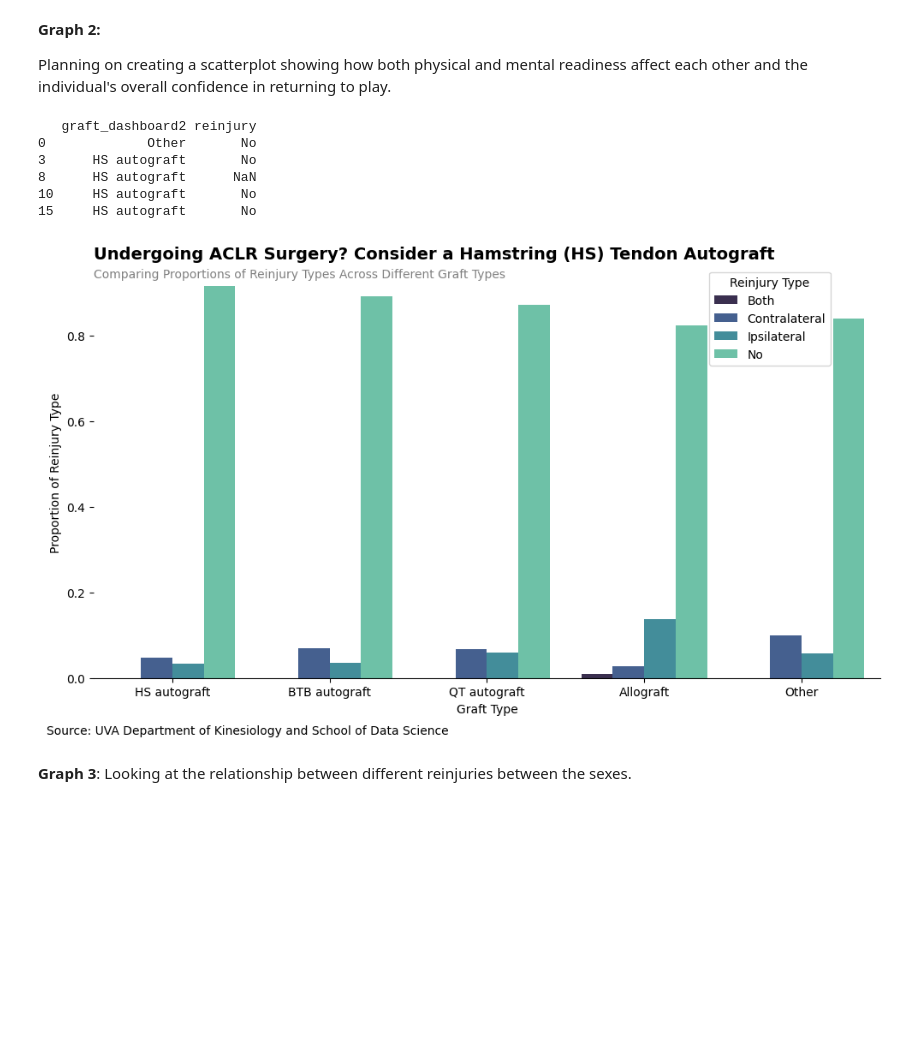
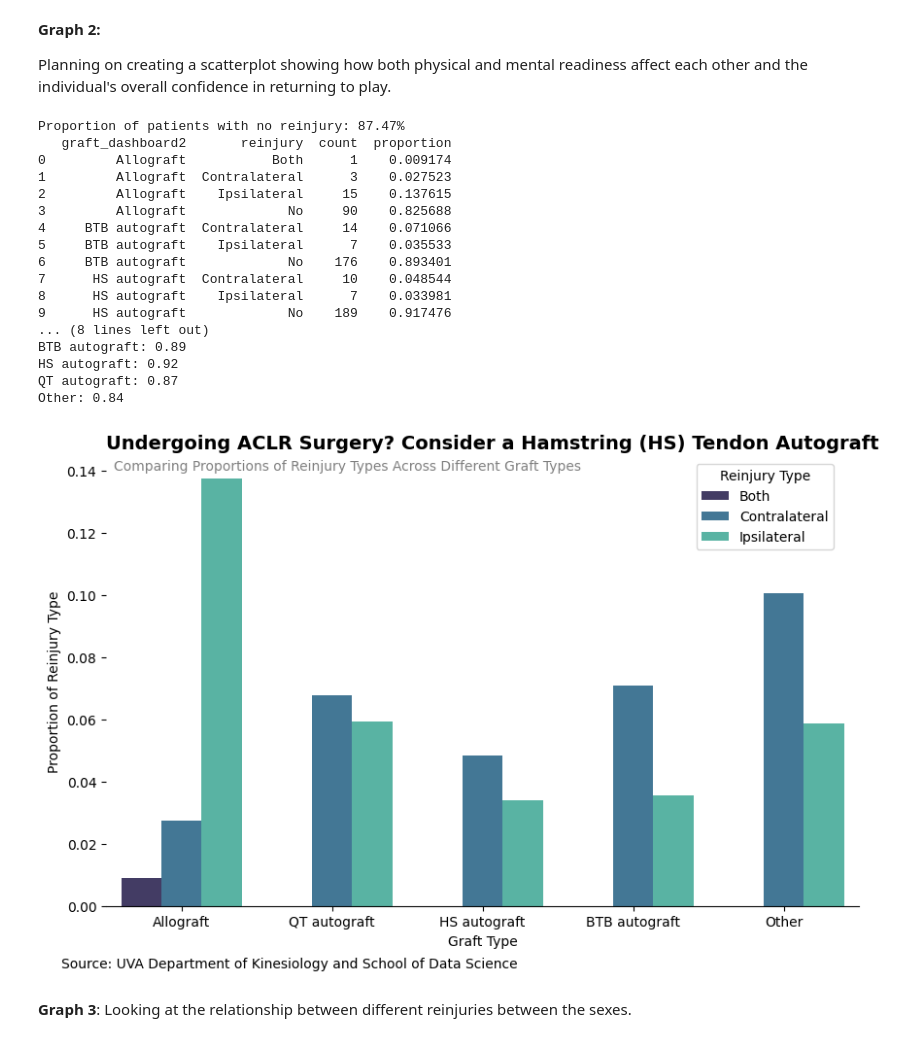
Before and after one commit to yuthimreddy/aclr-design-final, a Jupyter notebook: Graphs/initial_graphs.ipynb, the cells around one changed output. Cells and saved outputs as stored; diff of their text form; code cells hidden in the pictures; blank space fills up the shorter version.

Commit message:
updating graphh 2

```diff
--- a/Graphs/initial_graphs.ipynb
+++ b/Graphs/initial_graphs.ipynb
@@ -104,55 +104,76 @@ plt.show()
 Planning on creating a scatterplot showing how both physical and mental readiness affect each other and the individual's overall confidence in returning to play.
 # %%
 df = df[['sex_dashboard', 'graft_dashboard2', 'reinjury', 'age', 'height_m', 'mass_kg', 'bmi', 'ikdc', 'acl_rsi']]
+df = df[df['reinjury'].str.upper() != 'BLANK'] #get rid of all blank in reinjury
 
-df = df[df['reinjury'].str.upper() != 'BLANK'] #get rid of all blank in reinjury
+prop_noreinjury = df['reinjury'].value_counts(normalize=True).get('No', 0) #get proportion of no reinjury
+print(f"Proportion of patients with no reinjury: {prop_noreinjury:.2%}") #print proportion
+
 df['reinjury_shifted'] = df['reinjury'].shift(-1) #align reinjury with other values
 df_cleaned = df[df['graft_dashboard2'].notna()][['graft_dashboard2', 'reinjury_shifted']] #get rid of na
 df_cleaned.columns = ['graft_dashboard2', 'reinjury'] #rename
-print(df_cleaned.head())
 
 counts = ( #get counts of graft and reinjury
     df_cleaned.groupby(['graft_dashboard2', 'reinjury'])
     .size()
     .reset_index(name='count')
 )
 
-graft_order = ['HS autograft', 'BTB autograft', 'QT autograft', 'Allograft', 'Other'] #order
+graft_order = ['Allograft', 'QT autograft', 'HS autograft', 'BTB autograft', 'Other'] #order
 counts['graft_dashboard2'] = pd.Categorical( #set order in counts
     counts['graft_dashboard2'],
     categories=graft_order,
     ordered=True
 )
 total_per_graft = counts.groupby('graft_dashboard2')['count'].transform('sum') #get sums
 counts['proportion'] = counts['count'] / total_per_graft #calculate proportions
+#show proportions
+print(counts)
+print('No reinjury proportions by Graft type:\n' +
+'Allograft: 0.83\n' +
+'BTB autograft: 0.89\n' +
+'HS autograft: 0.92\n' +
+'QT autograft: 0.87\n' +
+'Other: 0.84\n')
 
+counts_noreinjury = counts[counts['reinjury'] != 'No'] #get rid of no reinjury bar
 plt.figure(figsize=(10, 6))
 sns.barplot( #make grouped barplot
-    data=counts,
+    data=counts_noreinjury,
     x='graft_dashboard2',
     y='proportion',
     hue='reinjury',
     palette='mako'
 )
 plt.xlabel('Graft Type')
 plt.ylabel('Proportion of Reinjury Type')
 plt.title('Undergoing ACLR Surgery? Consider a Hamstring (HS) Tendon Autograft', fontsize=14, weight='bold', loc='left')  # Main title
-plt.text(0, 0.98, 'Comparing Proportions of Reinjury Types Across Different Graft Types',
+plt.text(0.01, 0.98, 'Comparing Proportions of Reinjury Types Across Different Graft Types',
          ha='left', va='center', transform=plt.gca().transAxes, fontsize=10, color='gray')  # Subtitle
 plt.legend(title='Reinjury Type', loc='upper left', bbox_to_anchor=(0.775, 1.0))
-plt.text(-0.8, -0.13, 'Source: UVA Department of Kinesiology and School of Data Science', ha='left', fontsize=10)
+plt.text(-0.8, -0.02, 'Source: UVA Department of Kinesiology and School of Data Science', ha='left', fontsize=10)
 
 sns.despine(top=True, right=True, left=True) #get rid of axes
-plt.tight_layout()
 plt.show()
 # %% [output]
-   graft_dashboard2 reinjury
-0             Other       No
-3      HS autograft       No
-8      HS autograft      NaN
-10     HS autograft       No
-15     HS autograft       No
+Proportion of patients with no reinjury: 87.47%
+   graft_dashboard2       reinjury  count  proportion
+0         Allograft           Both      1    0.009174
+1         Allograft  Contralateral      3    0.027523
+2         Allograft    Ipsilateral     15    0.137615
+3         Allograft             No     90    0.825688
+4     BTB autograft  Contralateral     14    0.071066
+5     BTB autograft    Ipsilateral      7    0.035533
+6     BTB autograft             No    176    0.893401
+7      HS autograft  Contralateral     10    0.048544
+8      HS autograft    Ipsilateral      7    0.033981
+9      HS autograft             No    189    0.917476
+... (8 lines left out)
+BTB autograft: 0.89
+HS autograft: 0.92
+QT autograft: 0.87
+Other: 0.84
-[figure, old version]
+[figure, new version]
 # %% [markdown]
 **Graph 3**: Looking at the relationship between different reinjuries between the sexes.
 # %%
```
Also changed, not shown: parts of 2 cells of this notebook.
